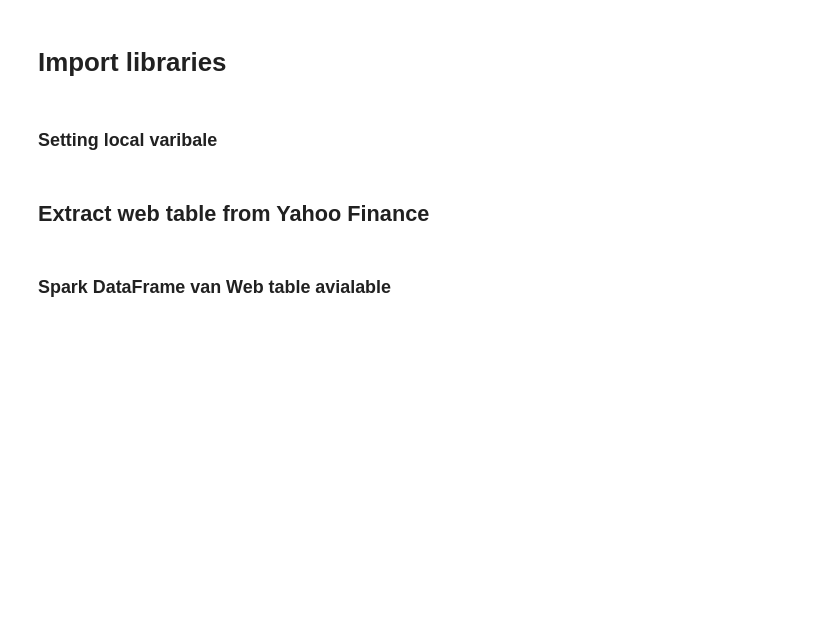
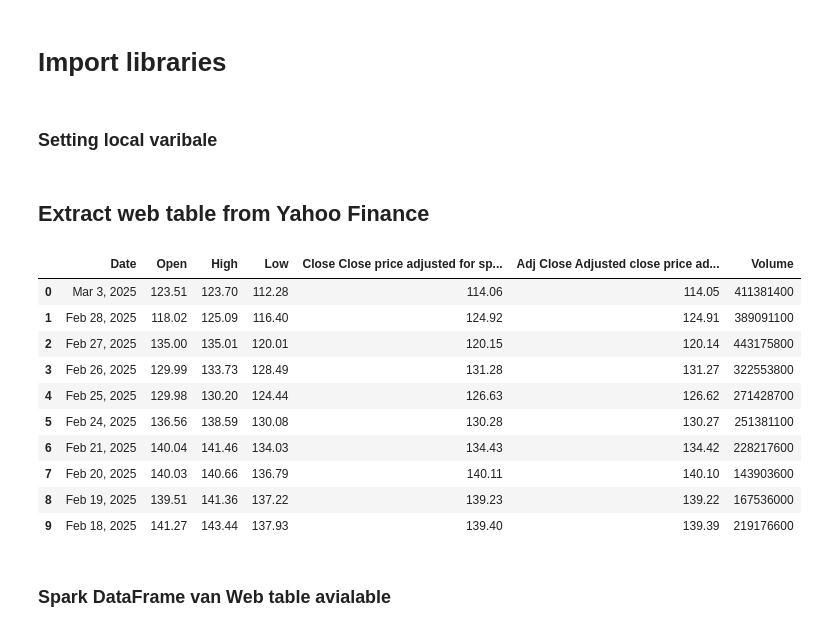
Before and after one commit to mehmetmisset/demo-analytic-data-platform, a Jupyter notebook: python/testing.ipynb, the cells around one changed output. Cells and saved outputs as stored; diff of their text form; code cells hidden in the pictures; blank space fills up the shorter version.

```diff
--- a/python/testing.ipynb
+++ b/python/testing.ipynb
@@ -70,5 +71,19 @@ table.write(str(soup.find('table')))
 
 # Read the table into a pandas DataFrame
 pandas_df = pd.read_html(table.getvalue())[int(wtb_3_any_ni_index)]
+# %%
+pandas_df.head(10)
+# %% [output]
+|  | Date | Open | High | Low | Close Close price adjusted for sp... | Adj Close Adjusted close price ad... | Volume |
+| 0 | Mar 3, 2025 | 123.51 | 123.70 | 112.28 | 114.06 | 114.05 | 411381400 |
+| 1 | Feb 28, 2025 | 118.02 | 125.09 | 116.40 | 124.92 | 124.91 | 389091100 |
+| 2 | Feb 27, 2025 | 135.00 | 135.01 | 120.01 | 120.15 | 120.14 | 443175800 |
+| 3 | Feb 26, 2025 | 129.99 | 133.73 | 128.49 | 131.28 | 131.27 | 322553800 |
+| 4 | Feb 25, 2025 | 129.98 | 130.20 | 124.44 | 126.63 | 126.62 | 271428700 |
+| 5 | Feb 24, 2025 | 136.56 | 138.59 | 130.08 | 130.28 | 130.27 | 251381100 |
+| 6 | Feb 21, 2025 | 140.04 | 141.46 | 134.03 | 134.43 | 134.42 | 228217600 |
+| 7 | Feb 20, 2025 | 140.03 | 140.66 | 136.79 | 140.11 | 140.10 | 143903600 |
+| 8 | Feb 19, 2025 | 139.51 | 141.36 | 137.22 | 139.23 | 139.22 | 167536000 |
+| 9 | Feb 18, 2025 | 141.27 | 143.44 | 137.93 | 139.40 | 139.39 | 219176600 |
 # %%
 # Initialize Spark session
```
Also changed, not shown: parts of 28 cells of this notebook, 4 other files.
